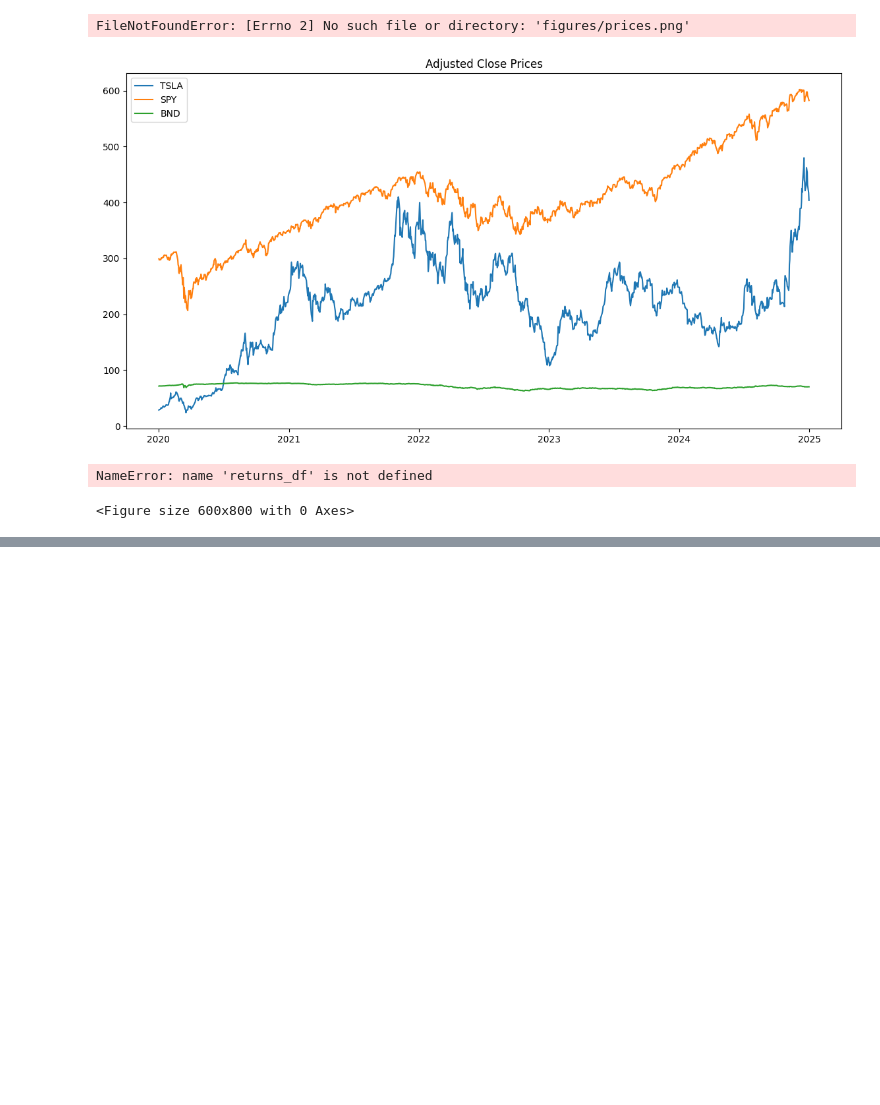
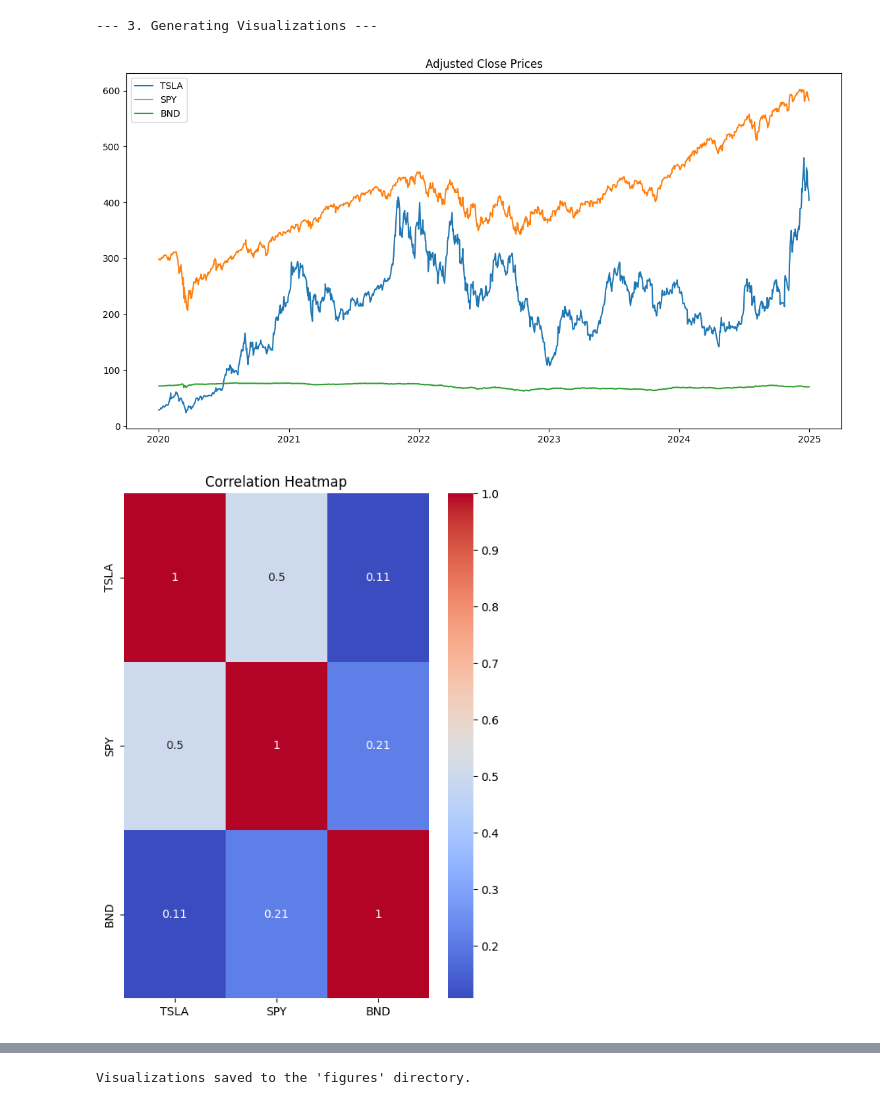
Before and after one commit to anaol216/gmf-time-series-portfolio-optimization, a Jupyter notebook: notebooks/preprocess_and_eda.ipynb, the cells around one changed output, grey strips where cells are left out. Cells and saved outputs as stored; diff of their text form; code cells hidden in the pictures; blank space fills up the shorter version.

```diff
--- a/notebooks/preprocess_and_eda.ipynb
+++ b/notebooks/preprocess_and_eda.ipynb
@@ -33,12 +41,11 @@ returns_df = compute_daily_returns(merged_df)
-# %%
-# Step 4: Plot Prices
-plot_prices(merged_df, save_path="figures/prices.png")
-# %% [output]
-FileNotFoundError: [Errno 2] No such file or directory: 'figures/prices.png'
-[figure, removed]
-# %%
-# Step 5: Plot Correlation Heatmap
-plot_correlation_heatmap(returns_df, save_path="figures/corr_heatmap.png")
-# %% [output]
-NameError: name 'returns_df' is not defined
-<Figure size 600x800 with 0 Axes>
+# %%
+# --- Step 3: Visualizations ---
+print("--- 3. Generating Visualizations ---")
+plot_prices(merged_df, save_path="figures/prices.png")
+plot_correlation_heatmap(returns_df, save_path="figures/corr_heatmap.png")
+plot_rolling_volatility(returns_df, window=21, save_path="figures/rolling_volatility.png")
+print("Visualizations saved to the 'figures' directory.\n")
+# %% [output]
+--- 3. Generating Visualizations ---
+[figure, added]
+[figure, added]
@@ -44,0 +53 @@ NameError: name 'returns_df' is not defined
+Visualizations saved to the 'figures' directory.
```
Also changed, not shown: parts of 10 cells of this notebook.
